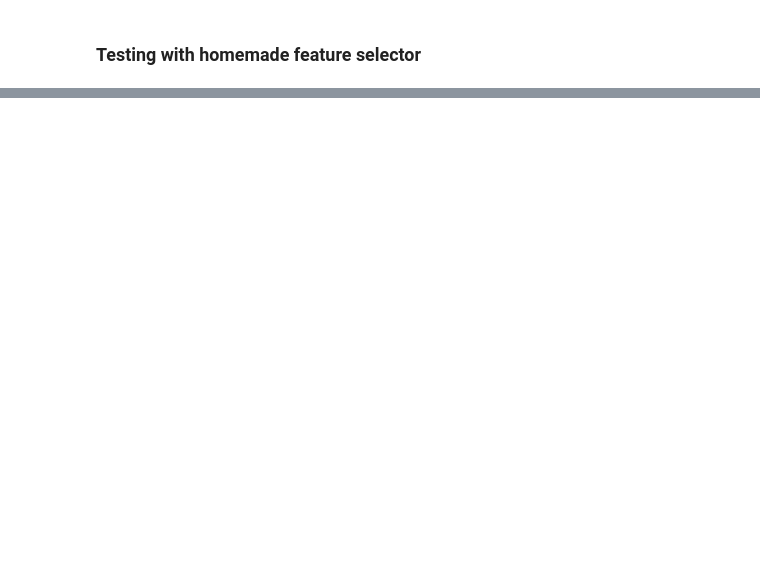
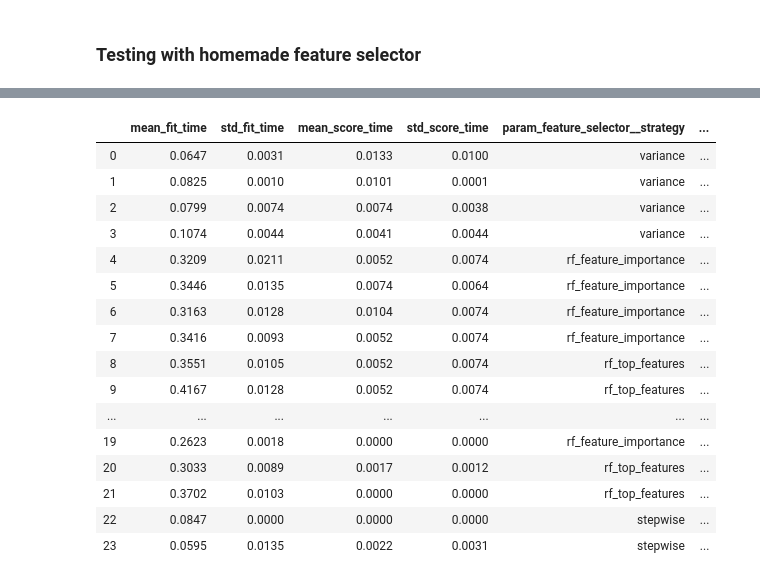
Before and after one commit to dfds-data/dfds-ds-toolbox, a Jupyter notebook: ds_toolbox/model_selection/model_selection_example.ipynb, the cells around one changed output, grey strips where cells are left out. Cells and saved outputs as stored; diff of their text form; code cells hidden in the pictures; blank space fills up the shorter version.

Commit message:
add example using both model_selector and feature_selector

```diff
--- a/ds_toolbox/model_selection/model_selection_example.ipynb
+++ b/ds_toolbox/model_selection/model_selection_example.ipynb
@@ -229,0 +276,24 @@ from feature_selection.feat_selector import *
+# %%
+pipeline = Pipeline(
+    [
+        ('feature_selector', RegFeatureSelector()),
+        ('model', RegSwitcher())
+    ]
+)
+# %%
+parameters = [
+    {
+        'model__estimator': [RandomForestRegressor()],
+        'model__estimator__n_estimators':[150, 200],
+        'model__estimator__max_depth':[2, 3],
+        'feature_selector__strategy':['variance', 'rf_feature_importance', 'rf_top_features', 'stepwise']
+    },
+    {
+        'model__estimator':[LinearRegression()],
+        'model__estimator__fit_intercept': [True, False],
+        'feature_selector__strategy':['variance', 'rf_feature_importance', 'rf_top_features', 'stepwise']
+    }
+]
+# %%
+gs = GridSearchCV(pipeline, parameters, cv=3, n_jobs=3, scoring='neg_mean_squared_error')
+gs.fit(df[model_cols], df['target'])
@@ -229,0 +330,22 @@ from feature_selection.feat_selector import *
+# %%
+cv_res = pd.DataFrame(gs.cv_results_)
+# %%
+cv_res
+# %% [output]
+|  | mean_fit_time | std_fit_time | mean_score_time | std_score_time | param_feature_selector__strategy | ... |
+| 0 | 0.0647 | 0.0031 | 0.0133 | 0.0100 | variance | ... |
+| 1 | 0.0825 | 0.0010 | 0.0101 | 0.0001 | variance | ... |
+| 2 | 0.0799 | 0.0074 | 0.0074 | 0.0038 | variance | ... |
+| 3 | 0.1074 | 0.0044 | 0.0041 | 0.0044 | variance | ... |
+| 4 | 0.3209 | 0.0211 | 0.0052 | 0.0074 | rf_feature_importance | ... |
+| 5 | 0.3446 | 0.0135 | 0.0074 | 0.0064 | rf_feature_importance | ... |
+| 6 | 0.3163 | 0.0128 | 0.0104 | 0.0074 | rf_feature_importance | ... |
+| 7 | 0.3416 | 0.0093 | 0.0052 | 0.0074 | rf_feature_importance | ... |
+| 8 | 0.3551 | 0.0105 | 0.0052 | 0.0074 | rf_top_features | ... |
+| 9 | 0.4167 | 0.0128 | 0.0052 | 0.0074 | rf_top_features | ... |
+| ... | ... | ... | ... | ... | ... | ... |
+| 19 | 0.2623 | 0.0018 | 0.0000 | 0.0000 | rf_feature_importance | ... |
+| 20 | 0.3033 | 0.0089 | 0.0017 | 0.0012 | rf_top_features | ... |
+| 21 | 0.3702 | 0.0103 | 0.0000 | 0.0000 | rf_top_features | ... |
+| 22 | 0.0847 | 0.0000 | 0.0000 | 0.0000 | stepwise | ... |
+| 23 | 0.0595 | 0.0135 | 0.0022 | 0.0031 | stepwise | ... |
```
Also changed, not shown: parts of 16 cells of this notebook.
